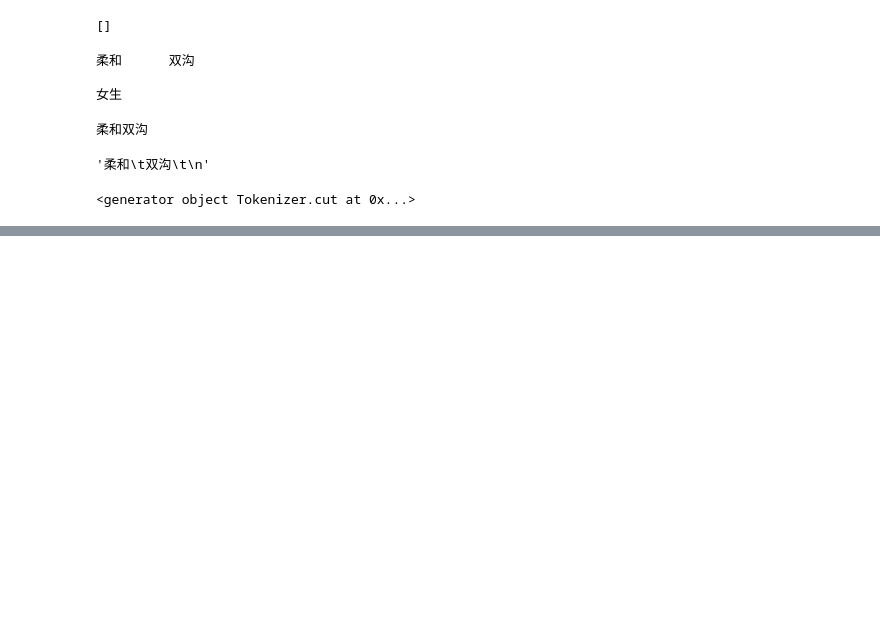
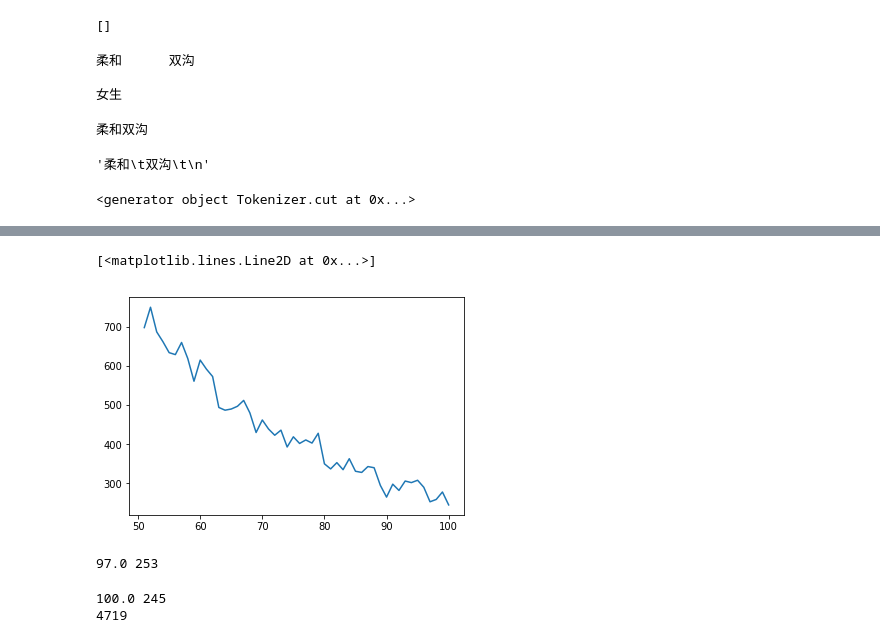
Before and after one commit to voidliududu/compKey, a Jupyter notebook: dataprocess.ipynb, the cells around one changed output, grey strips where cells are left out. Saved outputs shown, nothing was run; the diff lists cells and outputs as text; code cells hidden in the pictures; blank space fills up the shorter version.

```diff
--- a/dataprocess.ipynb
+++ b/dataprocess.ipynb
@@ -163,0 +322,15 @@ print(words)
+# %%
+pyplot.plot(x[50:100],y[50:100])
+# %% [output]
+[<matplotlib.lines.Line2D at 0x...>]
+[figure, added]
+# %%
+print(x[100],y[100])
+# %% [output]
+97.0 253
+# %%
+print(x[99],y[99])
+print(len(x))
+# %% [output]
+100.0 245
+4719
```
Also changed, not shown: parts of 49 cells of this notebook.
